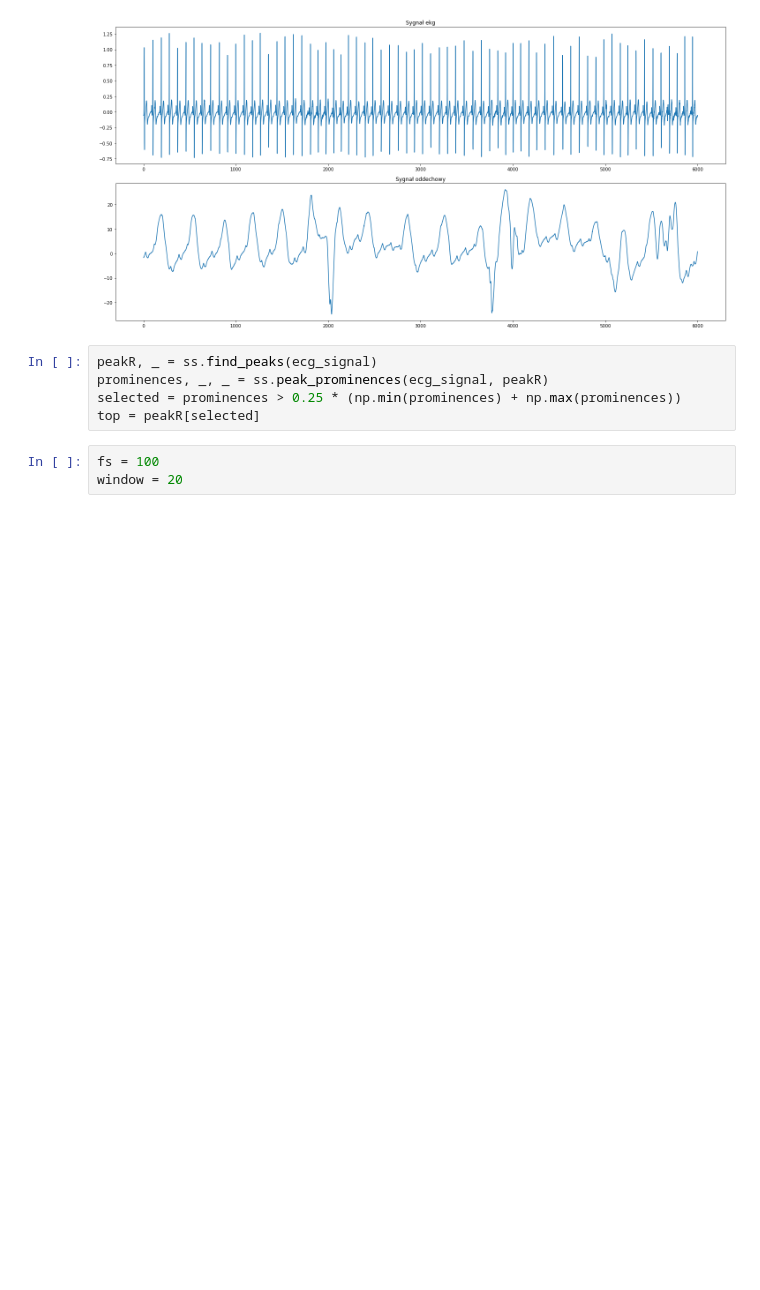
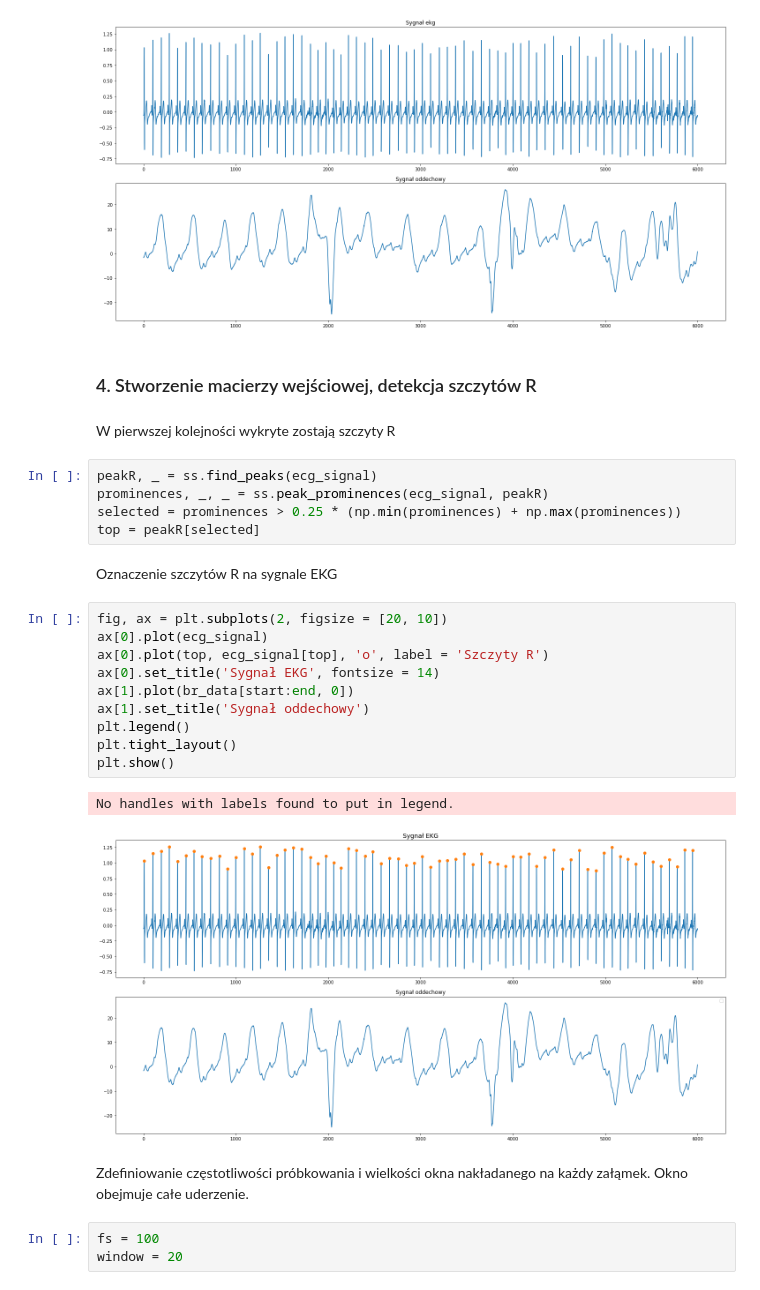
Before and after one commit to DoubleWSolusions/EDR, a Jupyter notebook: ICA_EDR.ipynb, the cells around one changed output. Saved outputs shown, nothing was run; the diff lists cells and outputs as text; blank space fills up the shorter version.

```diff
--- a/ICA_EDR.ipynb
+++ b/ICA_EDR.ipynb
@@ -47,11 +53,32 @@ plt.tight_layout()
 plt.show()
 # %% [output]
 [figure]
+# %% [markdown]
+### 4. Stworzenie macierzy wejściowej, detekcja szczytów R
+# %% [markdown]
+W pierwszej kolejności wykryte zostają szczyty R
 # %%
 peakR, _ = ss.find_peaks(ecg_signal)
 prominences, _, _ = ss.peak_prominences(ecg_signal, peakR)
 selected = prominences > 0.25 * (np.min(prominences) + np.max(prominences))
 top = peakR[selected]
+# %% [markdown]
+Oznaczenie szczytów R na sygnale EKG
+# %%
+fig, ax = plt.subplots(2, figsize = [20, 10])
+ax[0].plot(ecg_signal)
+ax[0].plot(top, ecg_signal[top], 'o', label = 'Szczyty R')
+ax[0].set_title('Sygnał EKG', fontsize = 14)
+ax[1].plot(br_data[start:end, 0])
+ax[1].set_title('Sygnał oddechowy')
+plt.legend()
+plt.tight_layout()
+plt.show()
+# %% [output]
+No handles with labels found to put in legend.
+[figure, added]
+# %% [markdown]
+Zdefiniowanie częstotliwości próbkowania i wielkości okna nakładanego na każdy załąmek. Okno obejmuje całe uderzenie.
 # %%
 fs = 100
 window = 20
```
Also changed, not shown: parts of 16 cells of this notebook, 1 other file.
